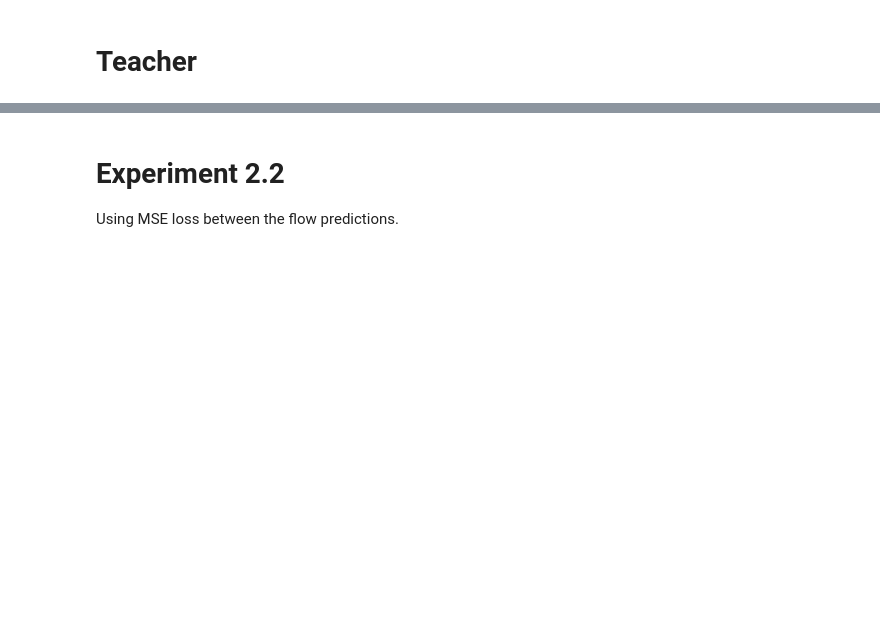
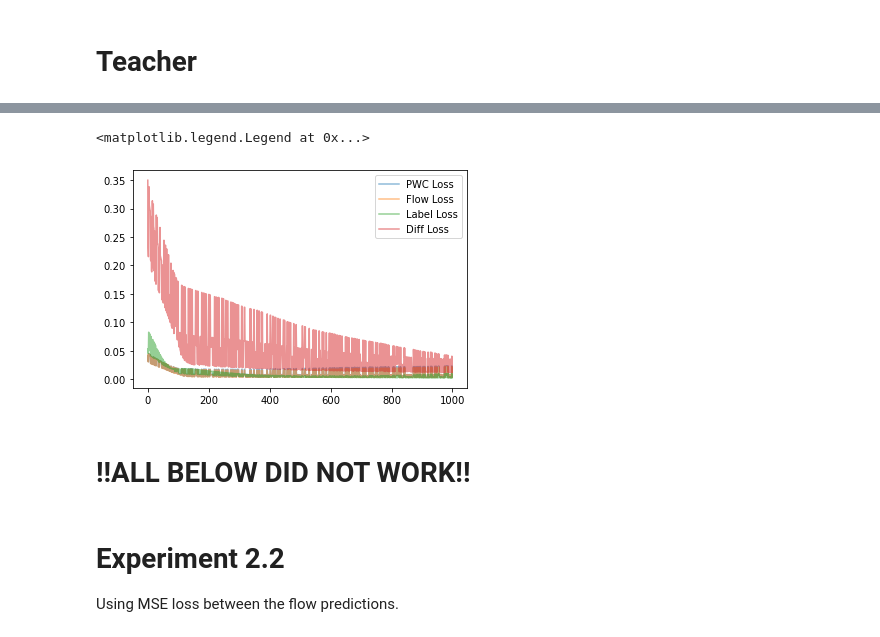
Before and after one commit to TillNicke/KD-for-optical-flow, a Jupyter notebook: Experiment_2.ipynb, the cells around one changed output, grey strips where cells are left out. Cells and saved outputs as stored; diff of their text form; code cells hidden in the pictures; blank space fills up the shorter version.

```diff
--- a/Experiment_2.ipynb
+++ b/Experiment_2.ipynb
@@ -254,0 +222,3 @@ grad_accum = 4
+# %%
+pwc = load_pwcnet().cuda()
+pwc.eval()
@@ -329,0 +438,14 @@ torch.save(student.state_dict(), "models/obel_klDiv.pth")
+# %%
+disp_hw = 5
+displace_range = 11
+
+epochs = 50
+lr = 0.0002
+# minibatch training
+grad_accum = 20
+
+student = OBELISK2d(16)
+init_weights(student)
+student.train().cuda()
+
+optimizer = torch.optim.Adam(list(student.parameters()),lr=lr)
@@ -329,0 +630,16 @@ torch.save(student.state_dict(), "models/obel_klDiv.pth")
+# %%
+disp_hw = 5
+displace_range = 11
+label_weights = torch.tensor([0.1,0.6, 0.3])# weights for background = 0.1, Vein = 0.6 and Artery = 0.3
+epochs = 100
+lr = 0.00025
+grad_accum = 5
+
+H=150;W=150
+
+student = OBELISK2d(16)
+init_weights(student)
+student.train().cuda()
+
+optimizer = torch.optim.Adam(list(student.parameters()),lr=lr, weight_decay=0.00005)
+alpha=0.5
@@ -329,0 +782,10 @@ torch.save(student.state_dict(), "models/obel_klDiv.pth")
+# %%
+plt.plot(np.arange(len(losses)), np.array(losses)[:,0], label='PWC Loss', alpha=alpha)
+plt.plot(np.arange(len(losses)), np.array(losses)[:,1], label='Flow Loss', alpha=alpha)
+plt.plot(np.arange(len(losses)), np.array(losses)[:,2], label='Label Loss', alpha=alpha)
+plt.plot(np.arange(len(losses)), np.array(losses)[:,3], label='Diff Loss', alpha=alpha)
+#plt.plot(np.arange(len(losses)), np.array(losses)[:,4], label='Overall Loss')
+plt.legend()
+# %% [output]
+<matplotlib.legend.Legend at 0x...>
+[figure, added]
@@ -330,3 +809,5 @@ torch.save(student.state_dict(), "models/obel_klDiv.pth")
+# %% [markdown]
+# !!ALL BELOW DID NOT WORK!!
 # %% [markdown]
 # Experiment 2.2
 Using MSE loss between the flow predictions.
```
Also changed, not shown: parts of 38 cells of this notebook, 3 other files.
